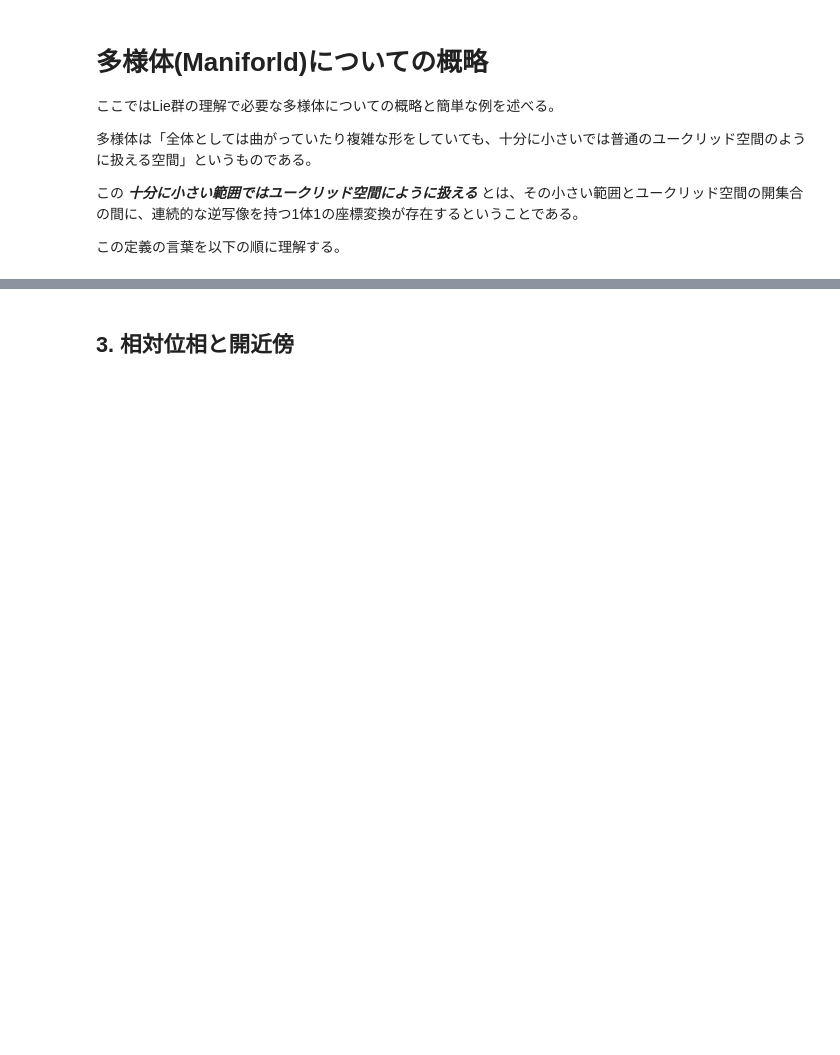
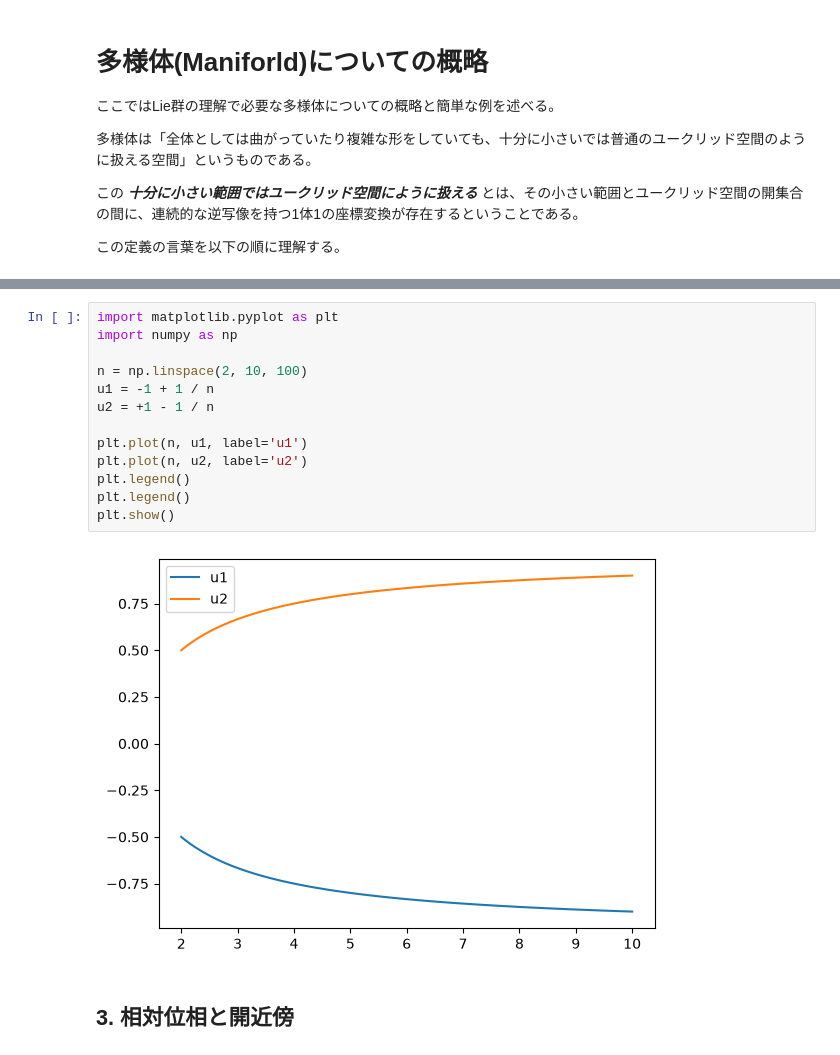
Before and after one commit to hideto008/learning_lie_groups, a Jupyter notebook: Notes/manifold.ipynb, the cells around one changed output, grey strips where cells are left out. Cells and saved outputs as stored; diff of their text form; blank space fills up the shorter version.

```diff
--- a/Notes/manifold.ipynb
+++ b/Notes/manifold.ipynb
@@ -75,3 +248,18 @@ $$
+# %%
+import matplotlib.pyplot as plt
+import numpy as np
+
+n = np.linspace(2, 10, 100)
+u1 = -1 + 1 / n
+u2 = +1 - 1 / n
+
+plt.plot(n, u1, label='u1')
+plt.plot(n, u2, label='u2')
+plt.legend()
+plt.legend()
+plt.show()
+# %% [output]
+[figure, added]
 # %% [markdown]
 ## 3. 相対位相と開近傍
 # %% [markdown]
```
Also changed, not shown: parts of 2 cells of this notebook, 1 other file.
